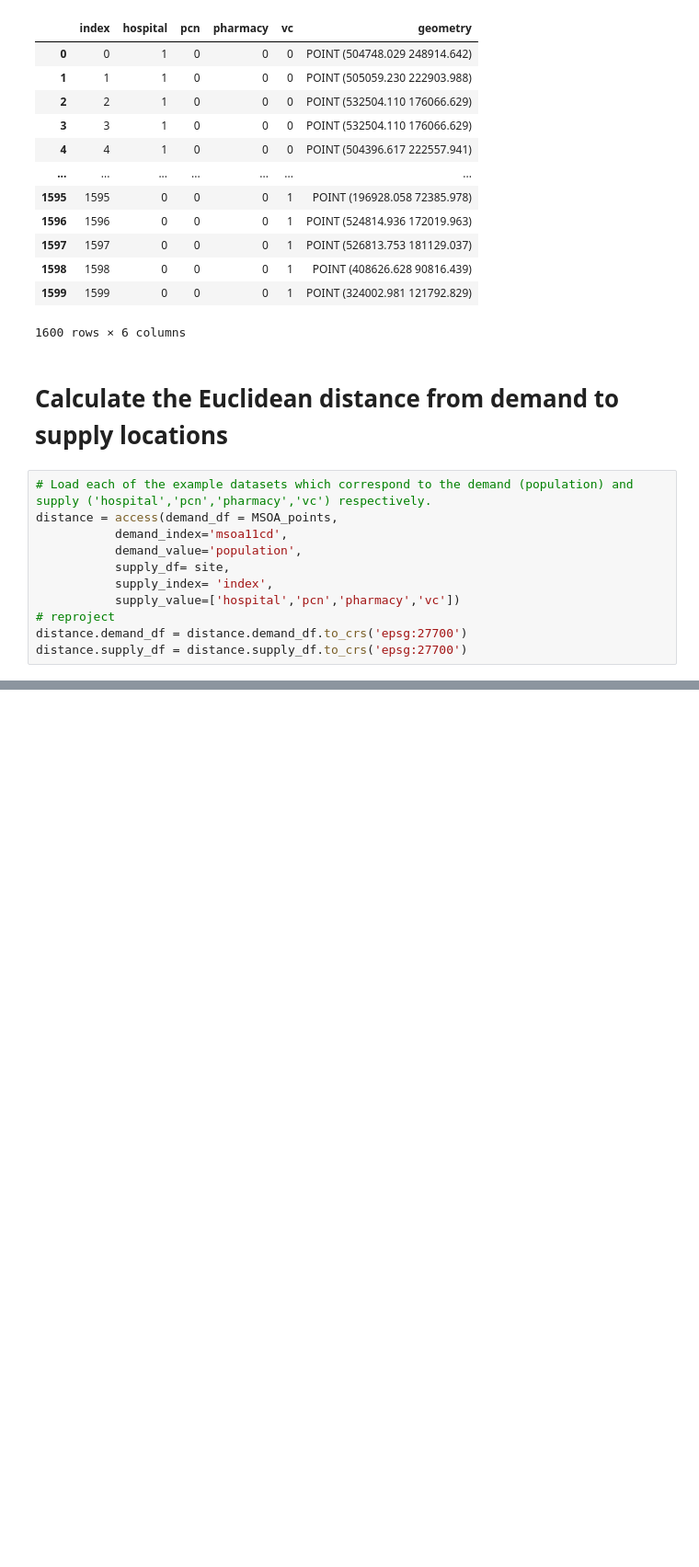
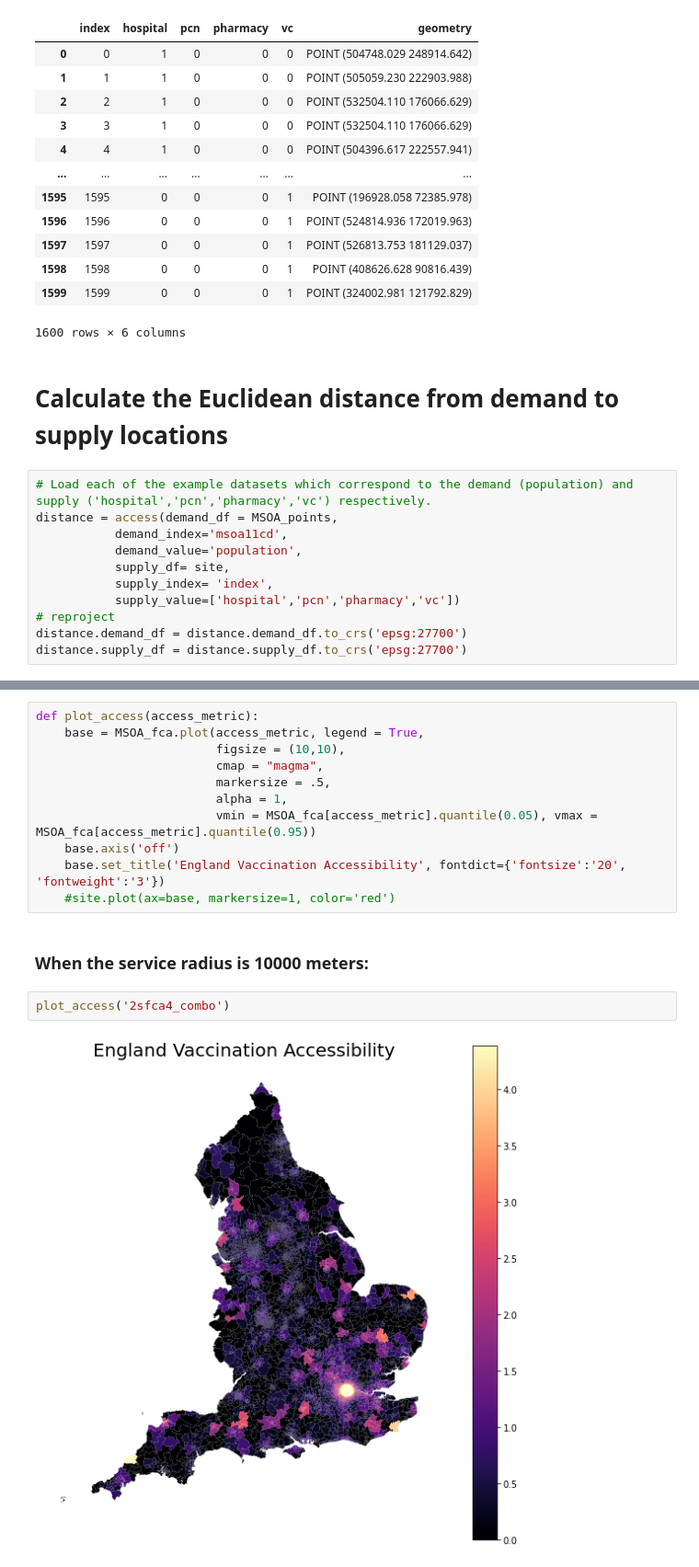
Before and after one commit to LingruFeng/dissertation, a Jupyter notebook: data_github/MSOA_test.ipynb, the cells around one changed output, grey strips where cells are left out. Shown at 92% size. Saved outputs shown, nothing was run; the diff lists cells and outputs as text; blank space fills up the shorter version.

```diff
--- a/data_github/MSOA_test.ipynb
+++ b/data_github/MSOA_test.ipynb
@@ -83,0 +232,17 @@ MemoryError: Unable to allocate 82.9 MiB for an array with shape (10865600,) and
+# %%
+def plot_access(access_metric):
+    base = MSOA_fca.plot(access_metric, legend = True,
+                         figsize = (10,10),
+                         cmap = "magma",
+                         markersize = .5,
+                         alpha = 1,
+                         vmin = MSOA_fca[access_metric].quantile(0.05), vmax = MSOA_fca[access_metric].quantile(0.95))
+    base.axis('off')
+    base.set_title('England Vaccination Accessibility', fontdict={'fontsize':'20', 'fontweight':'3'})
+    #site.plot(ax=base, markersize=1, color='red')
+# %% [markdown]
+### When the service radius is 10000 meters:
+# %%
+plot_access('2sfca4_combo')
+# %% [output]
+[figure, added]
```
Also changed, not shown: parts of 30 cells of this notebook.
